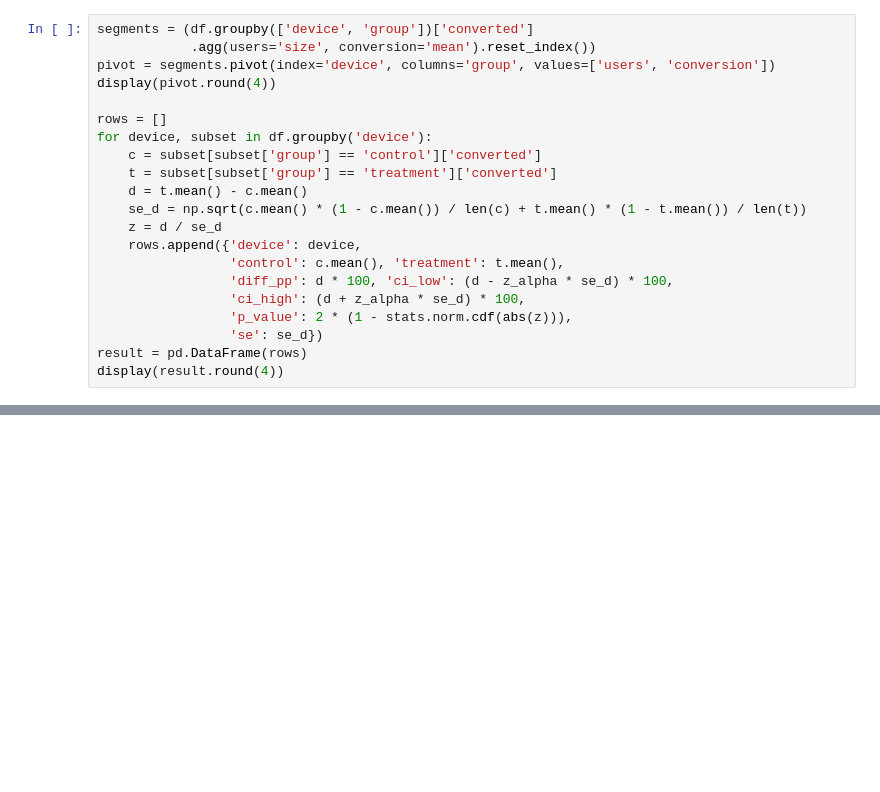
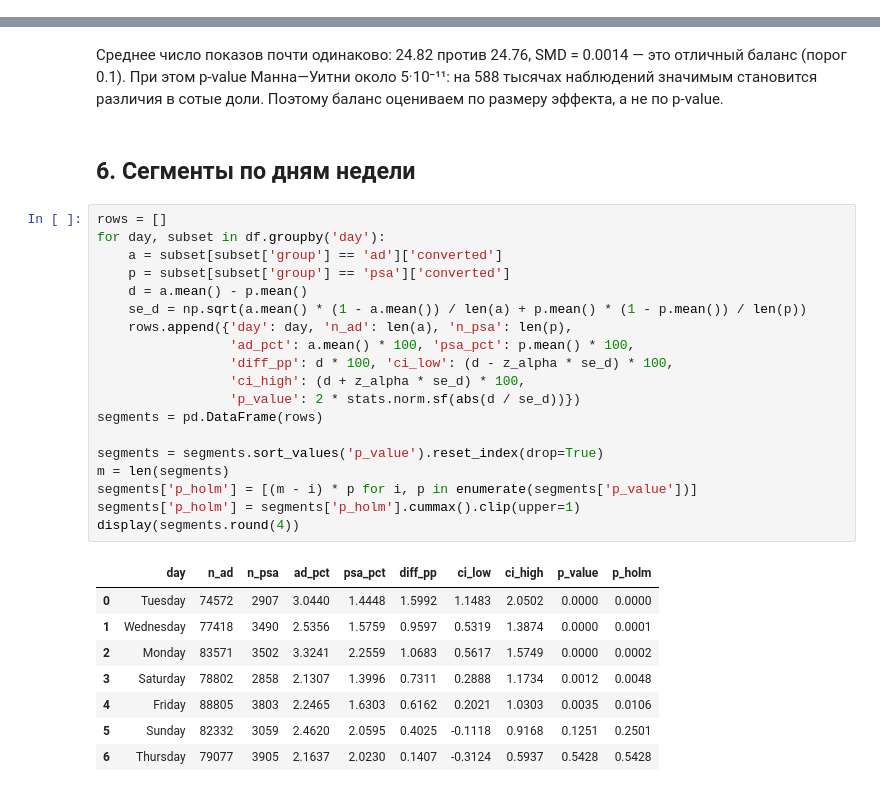
Before and after one commit to chipsfirst/ab-test-analysis, a Jupyter notebook: ab_test_analysis.ipynb, the cells around one changed output, grey strips where cells are left out. Cells and saved outputs as stored; diff of their text form; blank space fills up the shorter version.

```diff
--- a/ab_test_analysis.ipynb
+++ b/ab_test_analysis.ipynb
@@ -237,21 +0,0 @@ Guardrail пройден: доля возвратов не выросла (2.09
-# %%
-segments = (df.groupby(['device', 'group'])['converted']
-            .agg(users='size', conversion='mean').reset_index())
-pivot = segments.pivot(index='device', columns='group', values=['users', 'conversion'])
-display(pivot.round(4))
-
-rows = []
-for device, subset in df.groupby('device'):
-    c = subset[subset['group'] == 'control']['converted']
-    t = subset[subset['group'] == 'treatment']['converted']
-    d = t.mean() - c.mean()
-    se_d = np.sqrt(c.mean() * (1 - c.mean()) / len(c) + t.mean() * (1 - t.mean()) / len(t))
-    z = d / se_d
-    rows.append({'device': device,
-                 'control': c.mean(), 'treatment': t.mean(),
-                 'diff_pp': d * 100, 'ci_low': (d - z_alpha * se_d) * 100,
-                 'ci_high': (d + z_alpha * se_d) * 100,
-                 'p_value': 2 * (1 - stats.norm.cdf(abs(z))),
-                 'se': se_d})
-result = pd.DataFrame(rows)
-display(result.round(4))
@@ -317,0 +167,32 @@ print(f'наблюдаемый эффект: {diff * 100:.2f} п.п. — в {dif
+# %% [markdown]
+Среднее число показов почти одинаково: 24.82 против 24.76, SMD = 0.0014 — это отличный баланс (порог 0.1). При этом p-value Манна—Уитни около 5·10⁻¹¹: на 588 тысячах наблюдений значимым становится различия в сотые доли. Поэтому баланс оцениваем по размеру эффекта, а не по p-value.
+# %% [markdown]
+## 6. Сегменты по дням недели
+# %%
+rows = []
+for day, subset in df.groupby('day'):
+    a = subset[subset['group'] == 'ad']['converted']
+    p = subset[subset['group'] == 'psa']['converted']
+    d = a.mean() - p.mean()
+    se_d = np.sqrt(a.mean() * (1 - a.mean()) / len(a) + p.mean() * (1 - p.mean()) / len(p))
+    rows.append({'day': day, 'n_ad': len(a), 'n_psa': len(p),
+                 'ad_pct': a.mean() * 100, 'psa_pct': p.mean() * 100,
+                 'diff_pp': d * 100, 'ci_low': (d - z_alpha * se_d) * 100,
+                 'ci_high': (d + z_alpha * se_d) * 100,
+                 'p_value': 2 * stats.norm.sf(abs(d / se_d))})
+segments = pd.DataFrame(rows)
+
+segments = segments.sort_values('p_value').reset_index(drop=True)
+m = len(segments)
+segments['p_holm'] = [(m - i) * p for i, p in enumerate(segments['p_value'])]
+segments['p_holm'] = segments['p_holm'].cummax().clip(upper=1)
+display(segments.round(4))
+# %% [output]
+|  | day | n_ad | n_psa | ad_pct | psa_pct | diff_pp | ci_low | ci_high | p_value | p_holm |
+| 0 | Tuesday | 74572 | 2907 | 3.0440 | 1.4448 | 1.5992 | 1.1483 | 2.0502 | 0.0000 | 0.0000 |
+| 1 | Wednesday | 77418 | 3490 | 2.5356 | 1.5759 | 0.9597 | 0.5319 | 1.3874 | 0.0000 | 0.0001 |
+| 2 | Monday | 83571 | 3502 | 3.3241 | 2.2559 | 1.0683 | 0.5617 | 1.5749 | 0.0000 | 0.0002 |
+| 3 | Saturday | 78802 | 2858 | 2.1307 | 1.3996 | 0.7311 | 0.2888 | 1.1734 | 0.0012 | 0.0048 |
+| 4 | Friday | 88805 | 3803 | 2.2465 | 1.6303 | 0.6162 | 0.2021 | 1.0303 | 0.0035 | 0.0106 |
+| 5 | Sunday | 82332 | 3059 | 2.4620 | 2.0595 | 0.4025 | -0.1118 | 0.9168 | 0.1251 | 0.2501 |
+| 6 | Thursday | 79077 | 3905 | 2.1637 | 2.0230 | 0.1407 | -0.3124 | 0.5937 | 0.5428 | 0.5428 |
```
Also changed, not shown: parts of 57 cells of this notebook, 6 other files.
